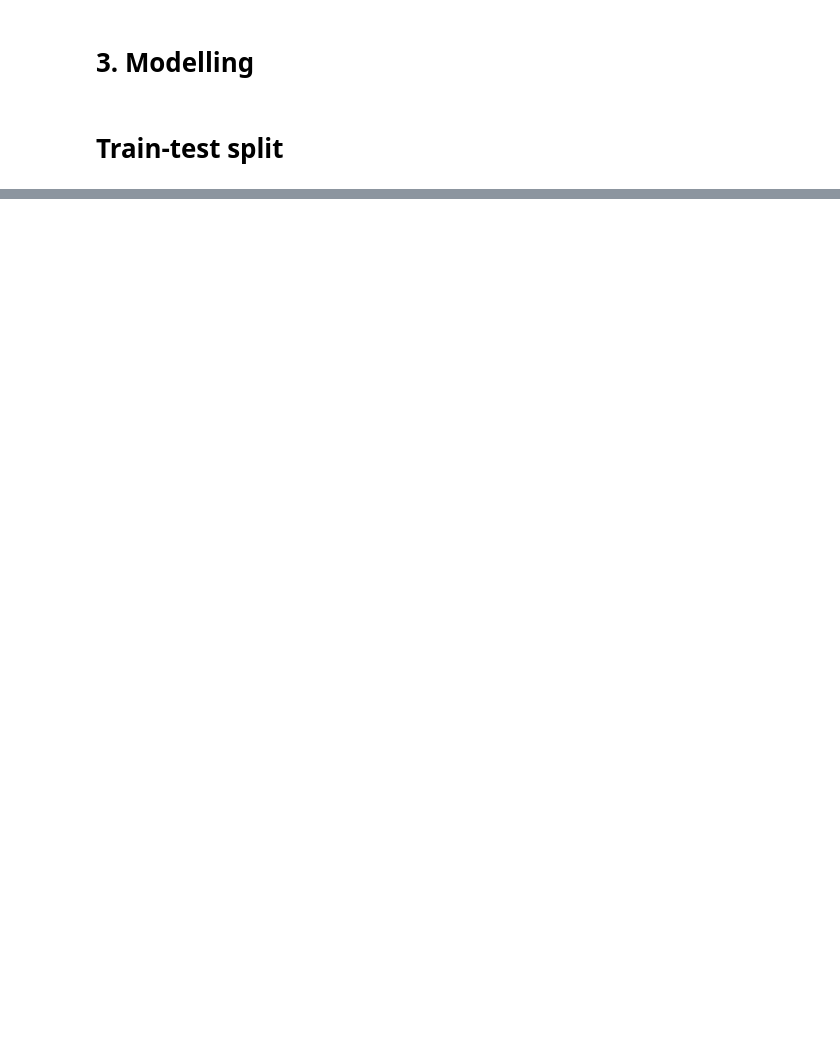
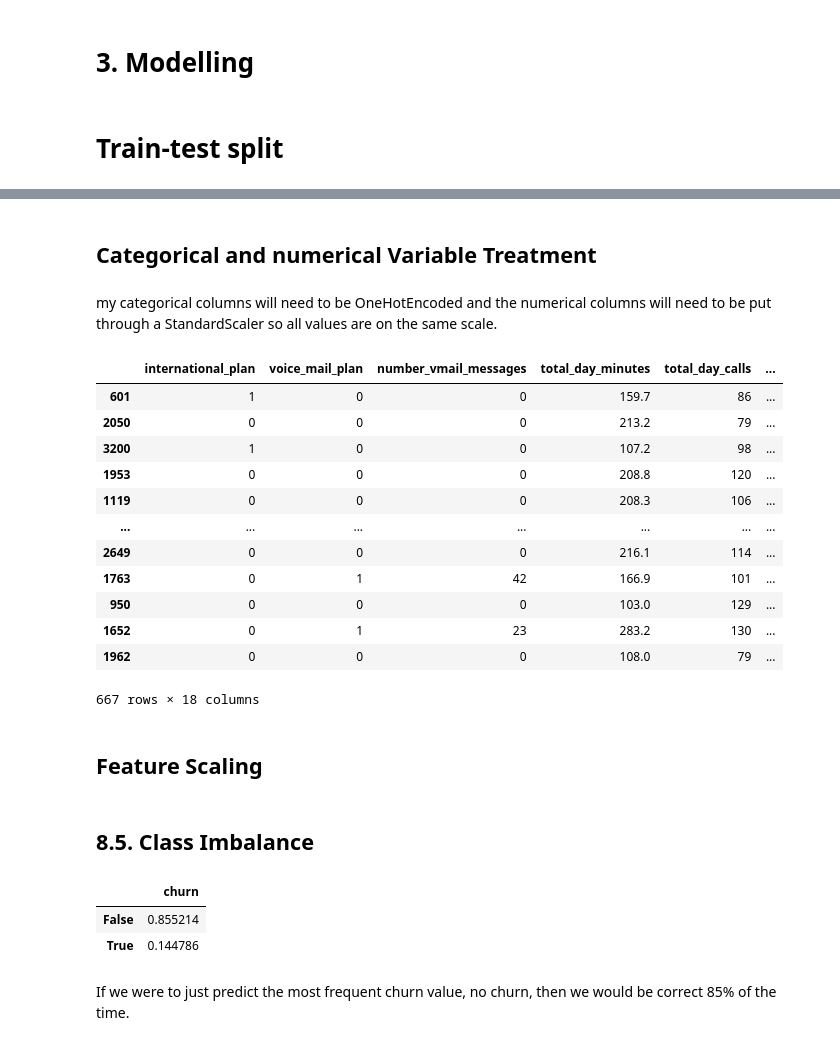
Before and after one commit to PatienceAnono/-SyriaTel-Customer-Churn-Project, a Jupyter notebook: SyriaTel Customer Churn.ipynb, the cells around one changed output, grey strips where cells are left out. Saved outputs shown, nothing was run; the diff lists cells and outputs as text; code cells hidden in the pictures; blank space fills up the shorter version.

Commit message:
preprocessing

```diff
--- a/SyriaTel Customer Churn.ipynb
+++ b/SyriaTel Customer Churn.ipynb
@@ -531,0 +575,34 @@ trainset = pd.concat([X_train,y_train],axis = 1)
+# %% [markdown]
+## Categorical and numerical Variable Treatment
+# %% [markdown]
+my categorical columns will need to be OneHotEncoded and the numerical columns will need to be put through a StandardScaler so all values are on the same scale.
+# %%
+from sklearn.compose import ColumnTransformer
+from sklearn.preprocessing import OneHotEncoder
+from sklearn.preprocessing import LabelEncoder
+
+# creating instance of label encoder
+labelencoder = LabelEncoder()
+
+for c in categorical_features:
+    X_train[c] = labelencoder.fit_transform(X_train[c])
+    X_test[c] = labelencoder.fit_transform(X_test[c])
+
+X_train
+X_test
+# %% [output]
+|  | international_plan | voice_mail_plan | number_vmail_messages | total_day_minutes | total_day_calls | ... |
+| 601 | 1 | 0 | 0 | 159.7 | 86 | ... |
+| 2050 | 0 | 0 | 0 | 213.2 | 79 | ... |
+| 3200 | 1 | 0 | 0 | 107.2 | 98 | ... |
+| 1953 | 0 | 0 | 0 | 208.8 | 120 | ... |
+| 1119 | 0 | 0 | 0 | 208.3 | 106 | ... |
+| ... | ... | ... | ... | ... | ... | ... |
+| 2649 | 0 | 0 | 0 | 216.1 | 114 | ... |
+| 1763 | 0 | 1 | 42 | 166.9 | 101 | ... |
+| 950 | 0 | 0 | 0 | 103.0 | 129 | ... |
+| 1652 | 0 | 1 | 23 | 283.2 | 130 | ... |
+| 1962 | 0 | 0 | 0 | 108.0 | 79 | ... |
+667 rows × 18 columns
+# %% [markdown]
+## Feature Scaling
@@ -531,0 +615,11 @@ trainset = pd.concat([X_train,y_train],axis = 1)
+# %% [markdown]
+## 8.5. Class Imbalance
+# %%
+# Explore value counts y Variables
+y_train.value_counts(normalize = True).to_frame()
+# %% [output]
+|  | churn |
+| False | 0.855214 |
+| True | 0.144786 |
+# %% [markdown]
+If we were to just predict the most frequent churn value, no churn, then we would be correct 85% of the time.
```
Also changed, not shown: parts of 31 cells of this notebook.
